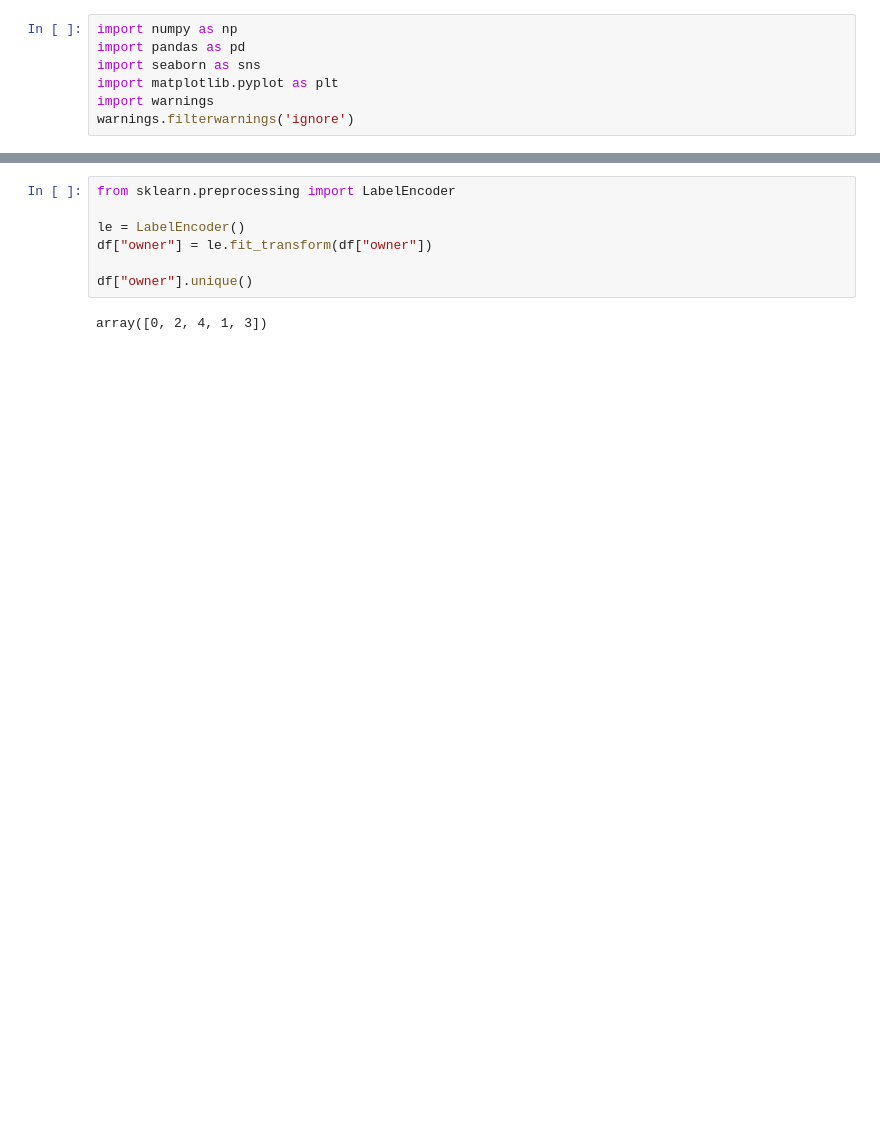
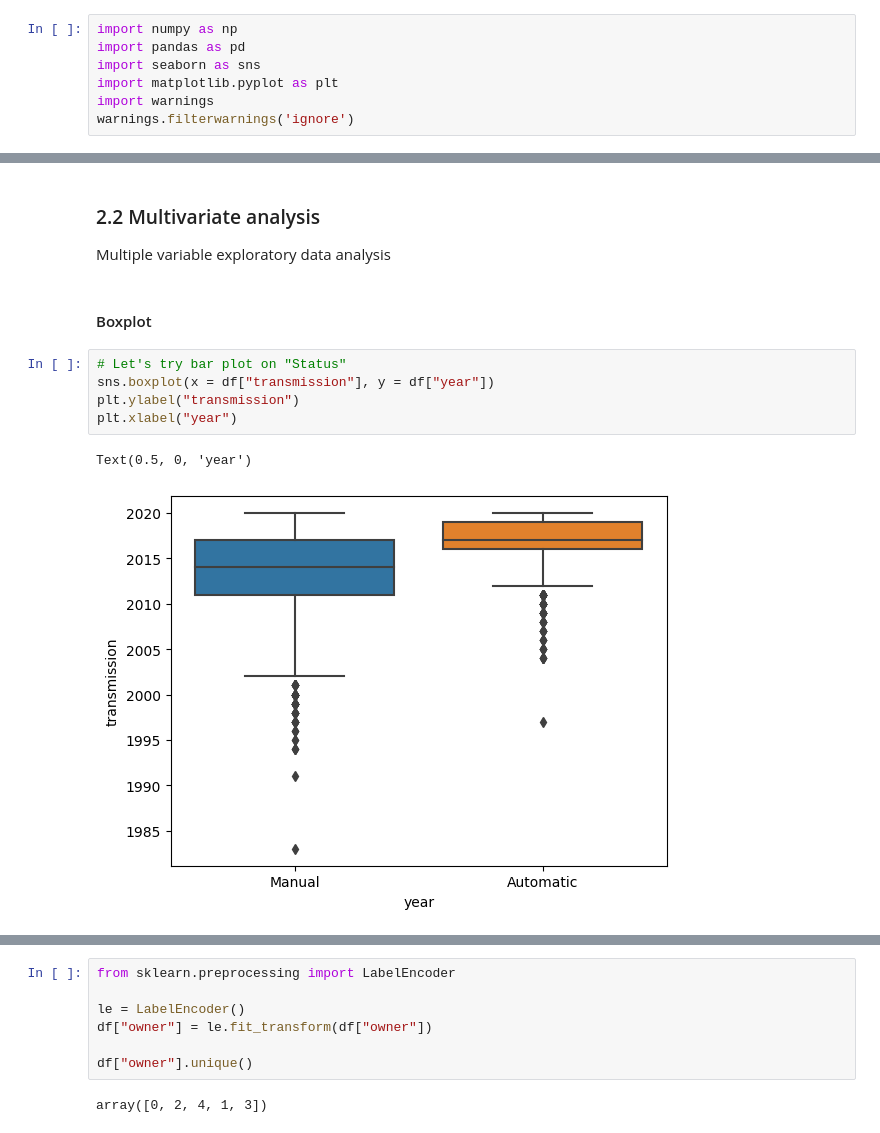
Before and after one commit to Nont18/price_car_prediction, a Jupyter notebook: car_price_prediction.ipynb, the cells around one changed output, grey strips where cells are left out. Saved outputs shown, nothing was run; the diff lists cells and outputs as text; blank space fills up the shorter version.

```diff
--- a/car_price_prediction.ipynb
+++ b/car_price_prediction.ipynb
@@ -64,0 +113,14 @@ print(df.head())
+# %% [markdown]
+### 2.2 Multivariate analysis
+
+Multiple variable exploratory data analysis
+# %% [markdown]
+#### Boxplot
+# %%
+# Let's try bar plot on "Status"
+sns.boxplot(x = df["transmission"], y = df["year"])
+plt.ylabel("transmission")
+plt.xlabel("year")
+# %% [output]
+Text(0.5, 0, 'year')
+[figure, added]
```
Also changed, not shown: parts of 40 cells of this notebook, 7 other files.
